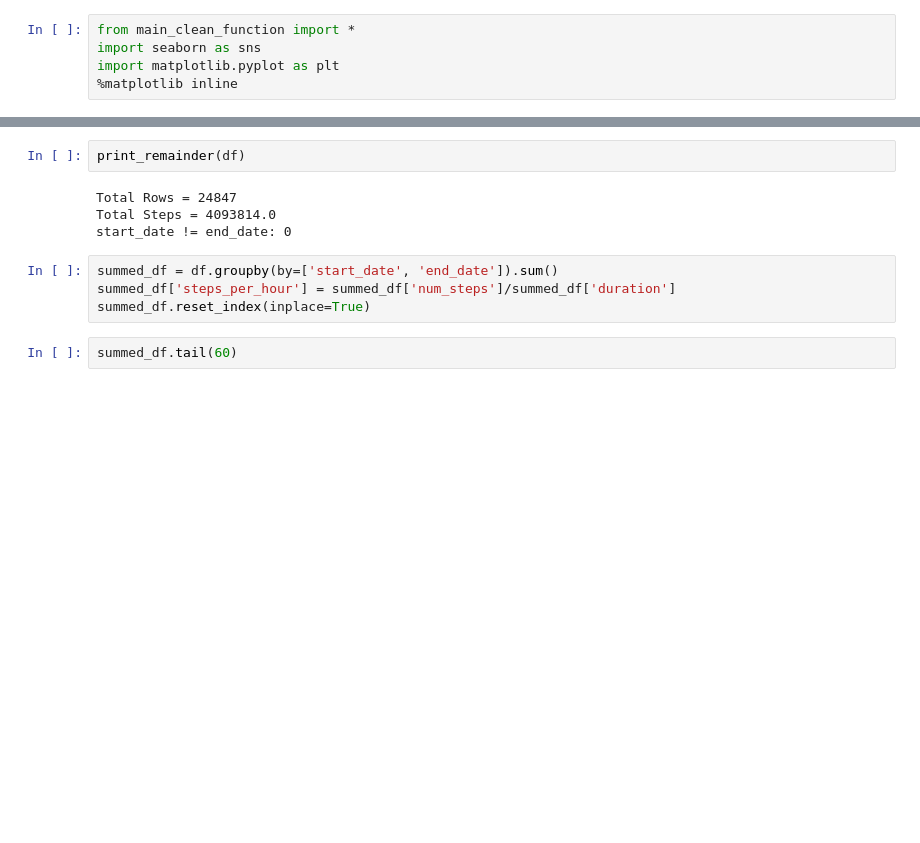
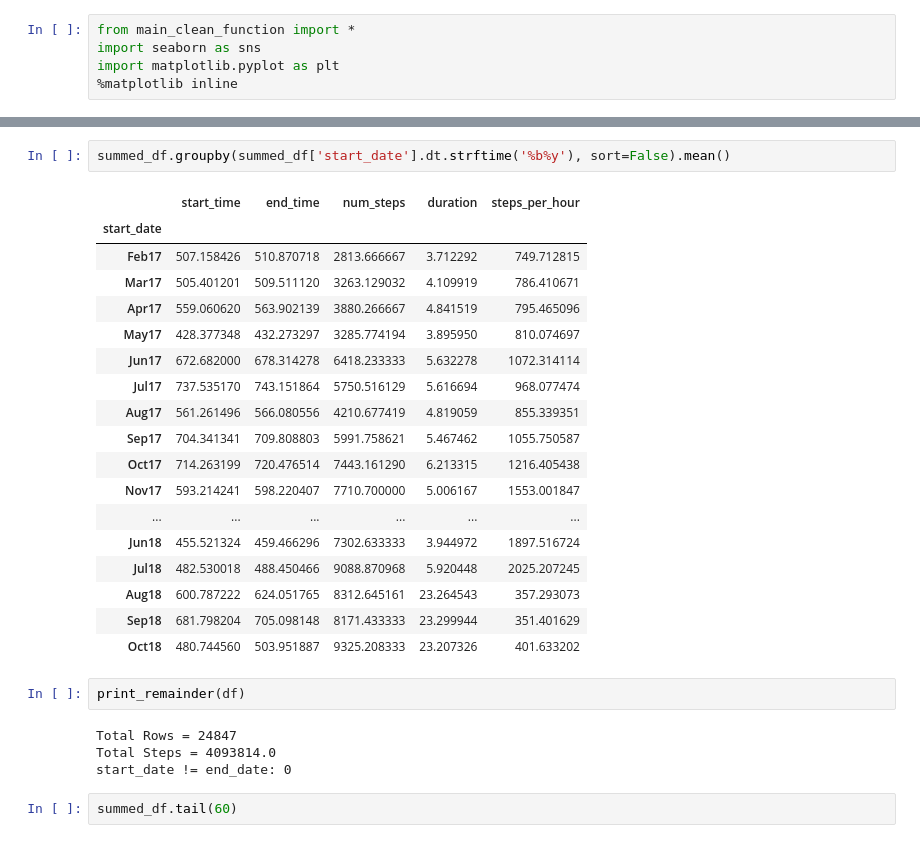
Before and after one commit to Data-is-life/Steps_Analysis, a Jupyter notebook: Steps_analysis.ipynb, the cells around one changed output, grey strips where cells are left out. Saved outputs shown, nothing was run; the diff lists cells and outputs as text; blank space fills up the shorter version.

```diff
--- a/Steps_analysis.ipynb
+++ b/Steps_analysis.ipynb
@@ -30,13 +122,30 @@ print(str(df[df['num_steps'] == m_t_p]['start_date'].values)[2:12])
+# %%
+summed_df.groupby(summed_df['start_date'].dt.strftime('%b%y'), sort=False).mean()
+# %% [output]
+|  | start_time | end_time | num_steps | duration | steps_per_hour |
+| start_date |  |  |  |  |  |
+| Feb17 | 507.158426 | 510.870718 | 2813.666667 | 3.712292 | 749.712815 |
+| Mar17 | 505.401201 | 509.511120 | 3263.129032 | 4.109919 | 786.410671 |
+| Apr17 | 559.060620 | 563.902139 | 3880.266667 | 4.841519 | 795.465096 |
+| May17 | 428.377348 | 432.273297 | 3285.774194 | 3.895950 | 810.074697 |
+| Jun17 | 672.682000 | 678.314278 | 6418.233333 | 5.632278 | 1072.314114 |
+| Jul17 | 737.535170 | 743.151864 | 5750.516129 | 5.616694 | 968.077474 |
+| Aug17 | 561.261496 | 566.080556 | 4210.677419 | 4.819059 | 855.339351 |
+| Sep17 | 704.341341 | 709.808803 | 5991.758621 | 5.467462 | 1055.750587 |
+| Oct17 | 714.263199 | 720.476514 | 7443.161290 | 6.213315 | 1216.405438 |
+| Nov17 | 593.214241 | 598.220407 | 7710.700000 | 5.006167 | 1553.001847 |
+| ... | ... | ... | ... | ... | ... |
+| Jun18 | 455.521324 | 459.466296 | 7302.633333 | 3.944972 | 1897.516724 |
+| Jul18 | 482.530018 | 488.450466 | 9088.870968 | 5.920448 | 2025.207245 |
+| Aug18 | 600.787222 | 624.051765 | 8312.645161 | 23.264543 | 357.293073 |
+| Sep18 | 681.798204 | 705.098148 | 8171.433333 | 23.299944 | 351.401629 |
+| Oct18 | 480.744560 | 503.951887 | 9325.208333 | 23.207326 | 401.633202 |
 # %%
 print_remainder(df)
 # %% [output]
 Total Rows = 24847
 Total Steps = 4093814.0
 start_date != end_date: 0
-# %%
-summed_df = df.groupby(by=['start_date', 'end_date']).sum()
-summed_df['steps_per_hour'] = summed_df['num_steps']/summed_df['duration']
-summed_df.reset_index(inplace=True)
 # %%
 summed_df.tail(60)
 # %% [output]
```
Also changed, not shown: parts of 11 cells of this notebook, 3 other files.
